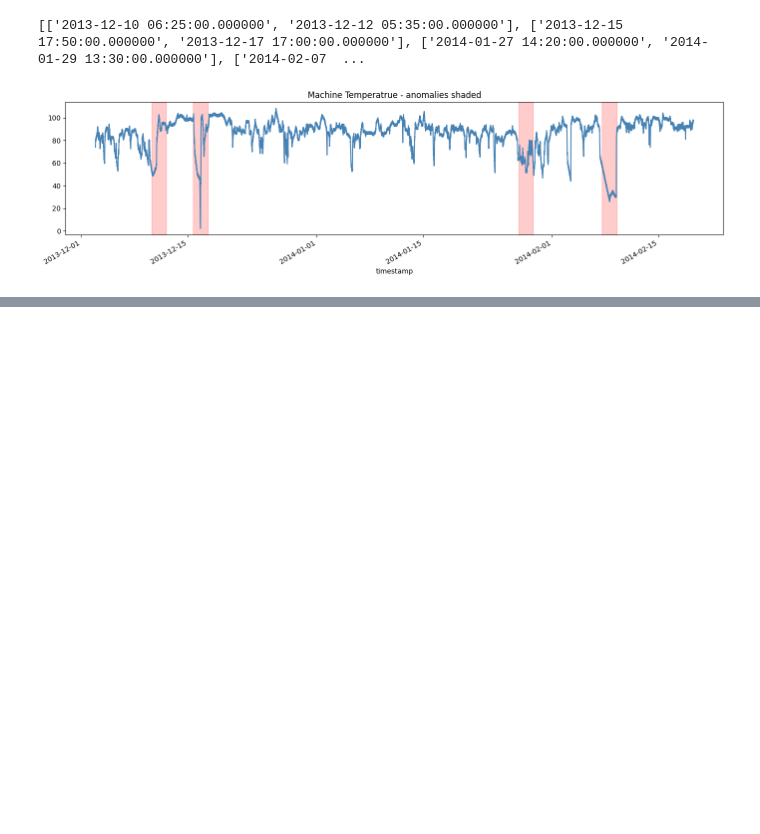
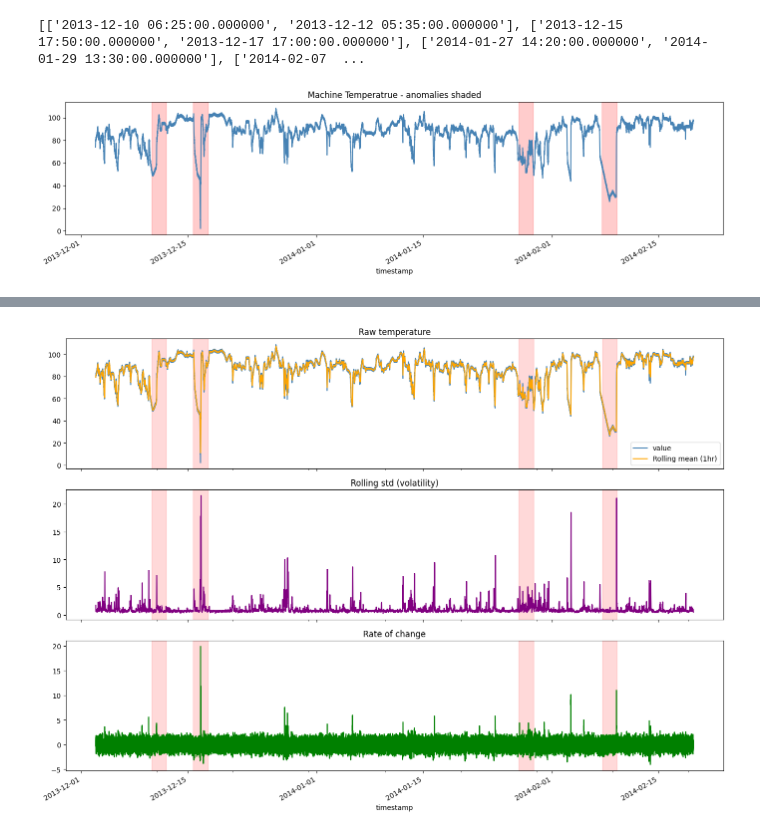
Before and after one commit to marwanhegazy-10/anomaly-detection, a Jupyter notebook: notebooks/01_eda.ipynb, the cells around one changed output, grey strips where cells are left out. Cells and saved outputs as stored; diff of their text form; code cells hidden in the pictures; blank space fills up the shorter version.

```diff
--- a/notebooks/01_eda.ipynb
+++ b/notebooks/01_eda.ipynb
@@ -59,0 +112,13 @@ plt.show()
+# %%
+# feature engineering, the features models will train on
+df['rolling_mean'] = df['value'].rolling(window=12).mean()   # 1hr rolling avg
+df['rolling_std']  = df['value'].rolling(window=12).std()    # 1hr rolling volatility
+df['lag_1']        = df['value'].shift(1)                    # value 5 mins ago
+df['lag_12']       = df['value'].shift(12)                   # value 1hr ago
+df['rate_of_change'] = df['value'].diff()                    # how fast it's changing
+
+# drop rows with NaN created by rolling
+df.dropna(inplace=True)
+
+print("Dataset shape after feature engineering:", df.shape)
+print(df.head())
@@ -59,0 +142,21 @@ plt.show()
+# %%
+# ploitting the engineered features alongside the raw value
+fig, axes = plt.subplots(3, 1, figsize=(14, 10), sharex=True)
+
+df['value'].plot(ax=axes[0], color='steelblue', title='Raw temperature')
+df['rolling_mean'].plot(ax=axes[0], color='orange', label='Rolling mean (1hr)')
+axes[0].legend()
+
+df['rolling_std'].plot(ax=axes[1], color='purple', title='Rolling std (volatility)')
+
+df['rate_of_change'].plot(ax=axes[2], color='green', title='Rate of change')
+
+# shade windows for anomlies on all three plots
+for window in labels[key]:
+    for ax in axes:
+        ax.axvspan(window[0], window[1], color='red', alpha=0.15)
+
+plt.tight_layout()
+plt.show()
+# %% [output]
+[figure, added]
```
Also changed, not shown: parts of 7 cells of this notebook.
